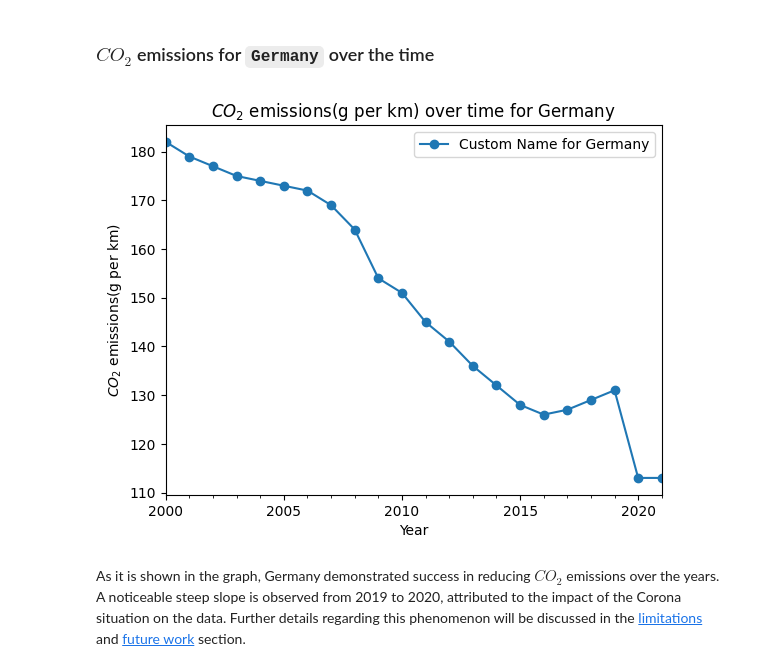
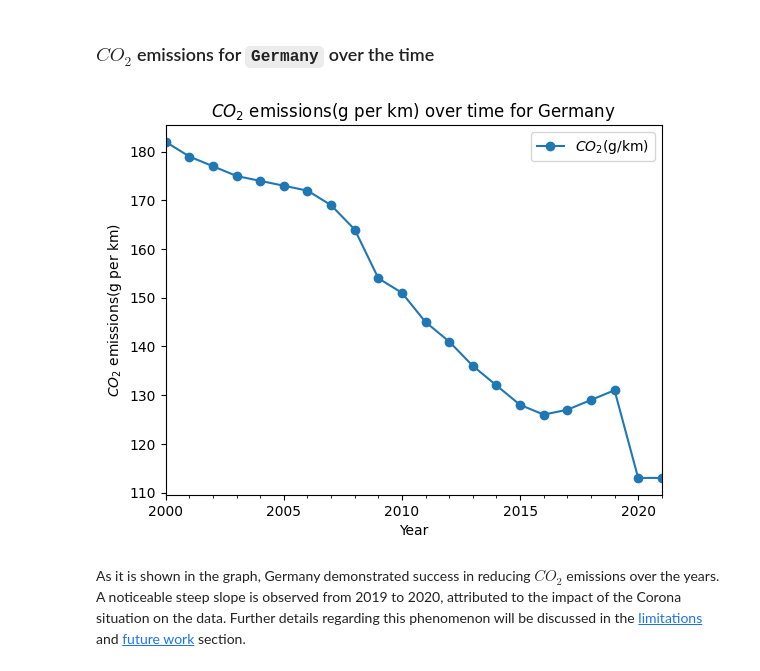
Before and after one commit to rafoolin/made-template, a Jupyter notebook: project/report.ipynb, the cells around one changed output. Drawn from its saved outputs; the diff is of its cells as text; code cells hidden in the pictures.

```diff
--- a/project/report.ipynb
+++ b/project/report.ipynb
@@ -669,20 +669,19 @@ plt.show()
 # %%
 import pandas as pd
 import matplotlib.pyplot as plt
 
 # Copy data frame
 data_frame = sdg_12_30_data_frame.copy()
 germany_data = data_frame[data_frame['geo'] == 'DE']
 
 # Plot
 ax = germany_data.plot(x='TIME_PERIOD', y='emitted_co2', marker='o', linestyle='-', label='$CO_2$(g/km)')
-ax.legend(labels=['Custom Name for Germany'])
 ax.set_xlabel('Year')
 ax.set_ylabel('$CO_2$ emissions(g per km)')
 ax.set_title('$CO_2$ emissions(g per km) over time for Germany')
 plt.show()
 # %% [output]
-[figure, old version]
+[figure, new version]
 # %% [markdown]
 As it is shown in the graph, Germany demonstrated success in reducing $CO_2$ emissions over the years. A noticeable steep slope is observed from 2019 to 2020, attributed to the impact of the Corona situation on the data. Further details regarding this phenomenon will be discussed in the [limitations](#Limitations) and [future work](#Future-work) section.
 # %% [markdown]
```
Also changed, not shown: parts of 2 cells of this notebook, 1 other file.
